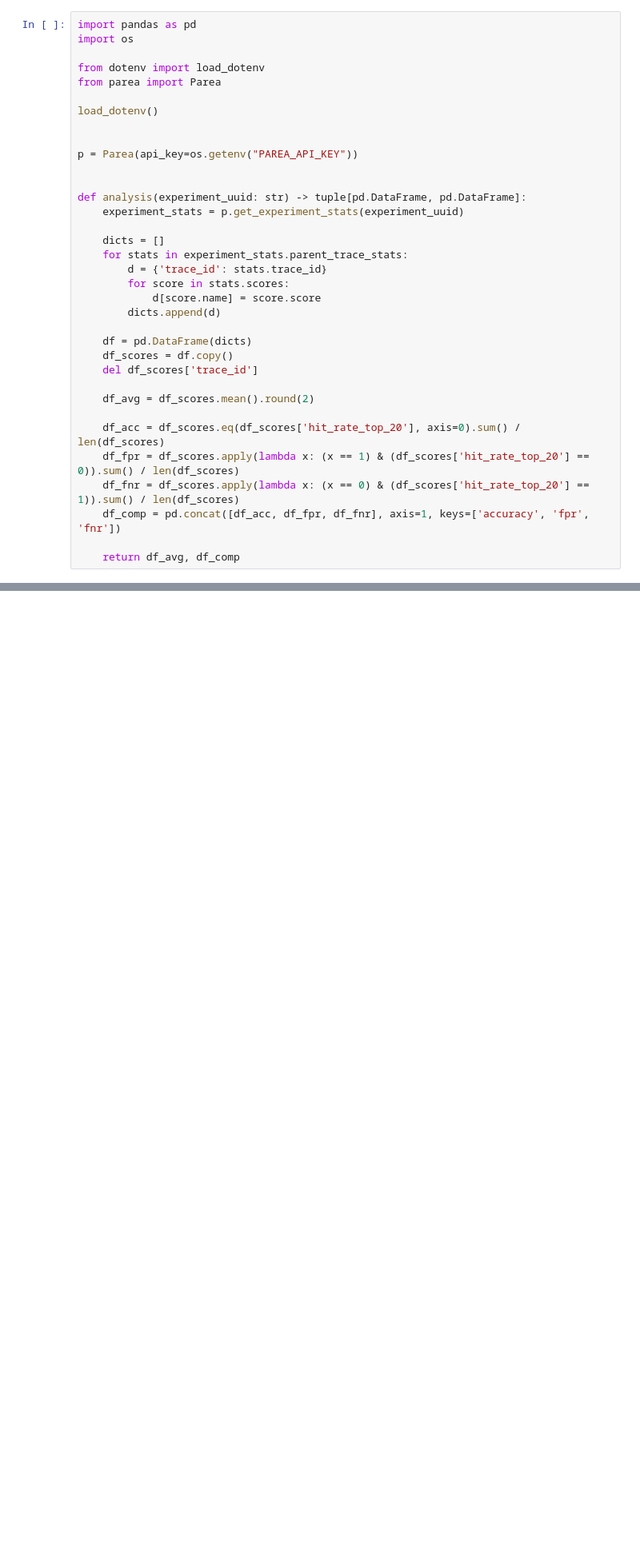
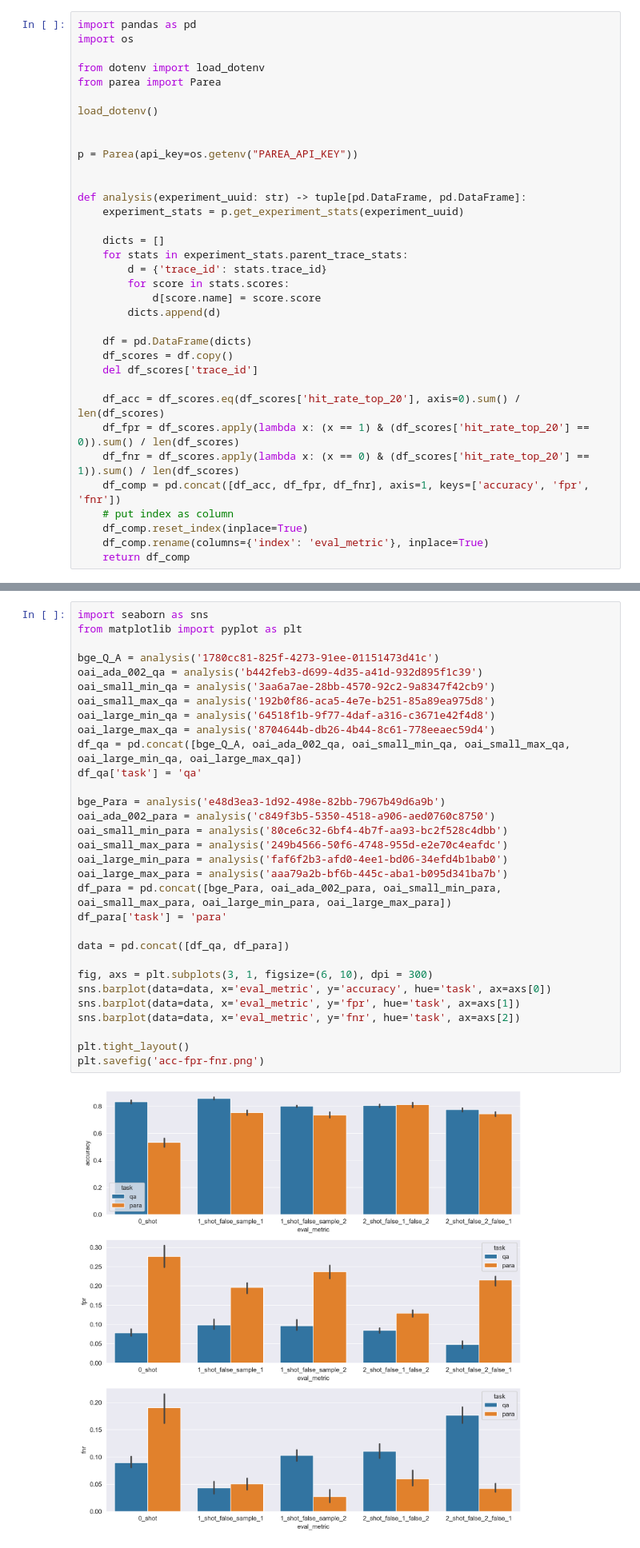
Before and after one commit to parea-ai/Asclepius-synthetic-clincal-notes-retrieval-benchmark, a Jupyter notebook: analysis-llm-eval.ipynb, the cells around one changed output, grey strips where cells are left out. Shown: that part at 80% size. Cells and saved outputs as stored; diff of their text form; blank space fills up the shorter version.

Commit message:
feat: add bar plots acc fpr fnr

```diff
--- a/analysis-llm-eval.ipynb
+++ b/analysis-llm-eval.ipynb
@@ -25,11 +25,11 @@ def analysis(experiment_uuid: str) -> tuple[pd.DataFrame, pd.DataFrame]:
     df_scores = df.copy()
     del df_scores['trace_id']
 
-    df_avg = df_scores.mean().round(2)
-
     df_acc = df_scores.eq(df_scores['hit_rate_top_20'], axis=0).sum() / len(df_scores)
     df_fpr = df_scores.apply(lambda x: (x == 1) & (df_scores['hit_rate_top_20'] == 0)).sum() / len(df_scores)
     df_fnr = df_scores.apply(lambda x: (x == 0) & (df_scores['hit_rate_top_20'] == 1)).sum() / len(df_scores)
     df_comp = pd.concat([df_acc, df_fpr, df_fnr], axis=1, keys=['accuracy', 'fpr', 'fnr'])
-
-    return df_avg, df_comp
+    # put index as column
+    df_comp.reset_index(inplace=True)
+    df_comp.rename(columns={'index': 'eval_metric'}, inplace=True)
+    return df_comp
@@ -164,0 +36,33 @@ plt.show()
+# %%
+import seaborn as sns
+from matplotlib import pyplot as plt
+
+bge_Q_A = analysis('1780cc81-825f-4273-91ee-01151473d41c')
+oai_ada_002_qa = analysis('b442feb3-d699-4d35-a41d-932d895f1c39')
+oai_small_min_qa = analysis('3aa6a7ae-28bb-4570-92c2-9a8347f42cb9')
+oai_small_max_qa = analysis('192b0f86-aca5-4e7e-b251-85a89ea975d8')
+oai_large_min_qa = analysis('64518f1b-9f77-4daf-a316-c3671e42f4d8')
+oai_large_max_qa = analysis('8704644b-db26-4b44-8c61-778eeaec59d4')
+df_qa = pd.concat([bge_Q_A, oai_ada_002_qa, oai_small_min_qa, oai_small_max_qa, oai_large_min_qa, oai_large_max_qa])
+df_qa['task'] = 'qa'
+
+bge_Para = analysis('e48d3ea3-1d92-498e-82bb-7967b49d6a9b')
+oai_ada_002_para = analysis('c849f3b5-5350-4518-a906-aed0760c8750')
+oai_small_min_para = analysis('80ce6c32-6bf4-4b7f-aa93-bc2f528c4dbb')
+oai_small_max_para = analysis('249b4566-50f6-4748-955d-e2e70c4eafdc')
+oai_large_min_para = analysis('faf6f2b3-afd0-4ee1-bd06-34efd4b1bab0')
+oai_large_max_para = analysis('aaa79a2b-bf6b-445c-aba1-b095d341ba7b')
+df_para = pd.concat([bge_Para, oai_ada_002_para, oai_small_min_para, oai_small_max_para, oai_large_min_para, oai_large_max_para])
+df_para['task'] = 'para'
+
+data = pd.concat([df_qa, df_para])
+
+fig, axs = plt.subplots(3, 1, figsize=(6, 10), dpi = 300)
+sns.barplot(data=data, x='eval_metric', y='accuracy', hue='task', ax=axs[0])
+sns.barplot(data=data, x='eval_metric', y='fpr', hue='task', ax=axs[1])
+sns.barplot(data=data, x='eval_metric', y='fnr', hue='task', ax=axs[2])
+
+plt.tight_layout()
+plt.savefig('acc-fpr-fnr.png')
+# %% [output]
+[figure, added]
```
Also changed, not shown: parts of 5 cells of this notebook, 3 other files.
